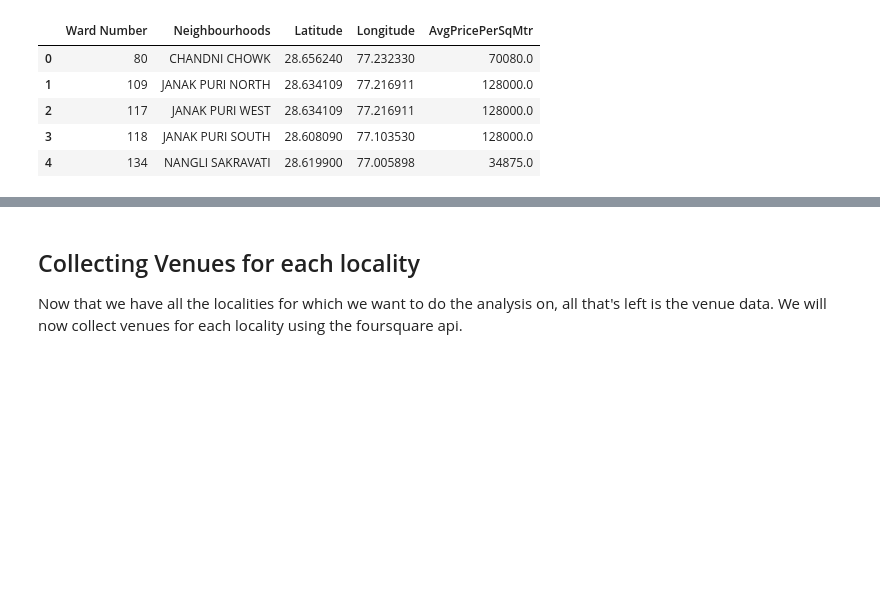
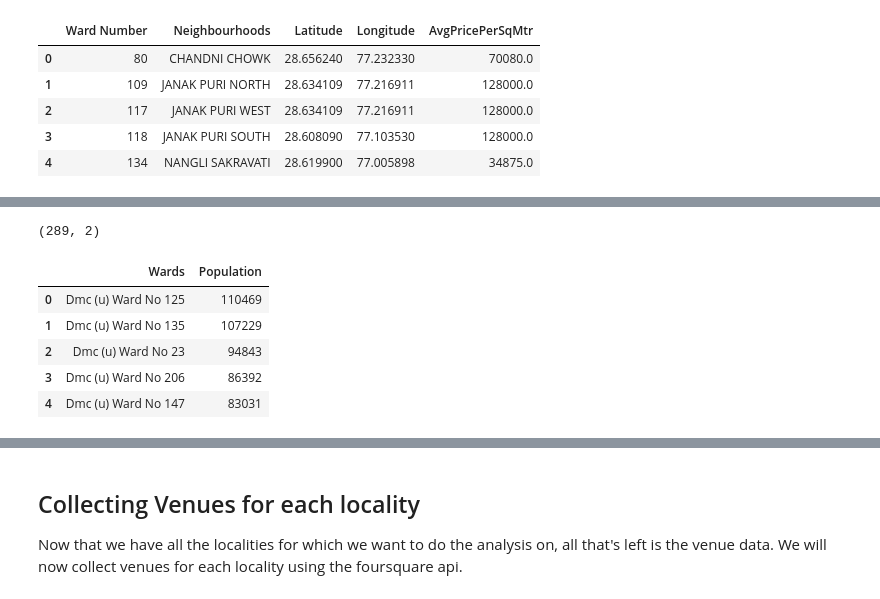
Before and after one commit to rahul-agar/Coursera_Capstone, a Jupyter notebook: Capstone.ipynb, the cells around one changed output, grey strips where cells are left out. Cells and saved outputs as stored; diff of their text form; code cells hidden in the pictures; blank space fills up the shorter version.

```diff
--- a/Capstone.ipynb
+++ b/Capstone.ipynb
@@ -174,0 +182,17 @@ delhi_select.head()
+# %%
+res = requests.get("https://indikosh.com/city/708693/delhi")
+soup = BeautifulSoup(res.content, 'lxml')
+table = soup.find_all('table', {'class': 'table sortable'})
+table = table[1]
+delhi_population = pd.read_html(str(table))
+delhi_population = delhi_population[0]
+print(delhi_population.shape)
+delhi_population.head()
+# %% [output]
+(289, 2)
+|  | Wards | Population |
+| 0 | Dmc (u) Ward No 125 | 110469 |
+| 1 | Dmc (u) Ward No 135 | 107229 |
+| 2 | Dmc (u) Ward No 23 | 94843 |
+| 3 | Dmc (u) Ward No 206 | 86392 |
+| 4 | Dmc (u) Ward No 147 | 83031 |
```
Also changed, not shown: parts of 17 cells of this notebook.
